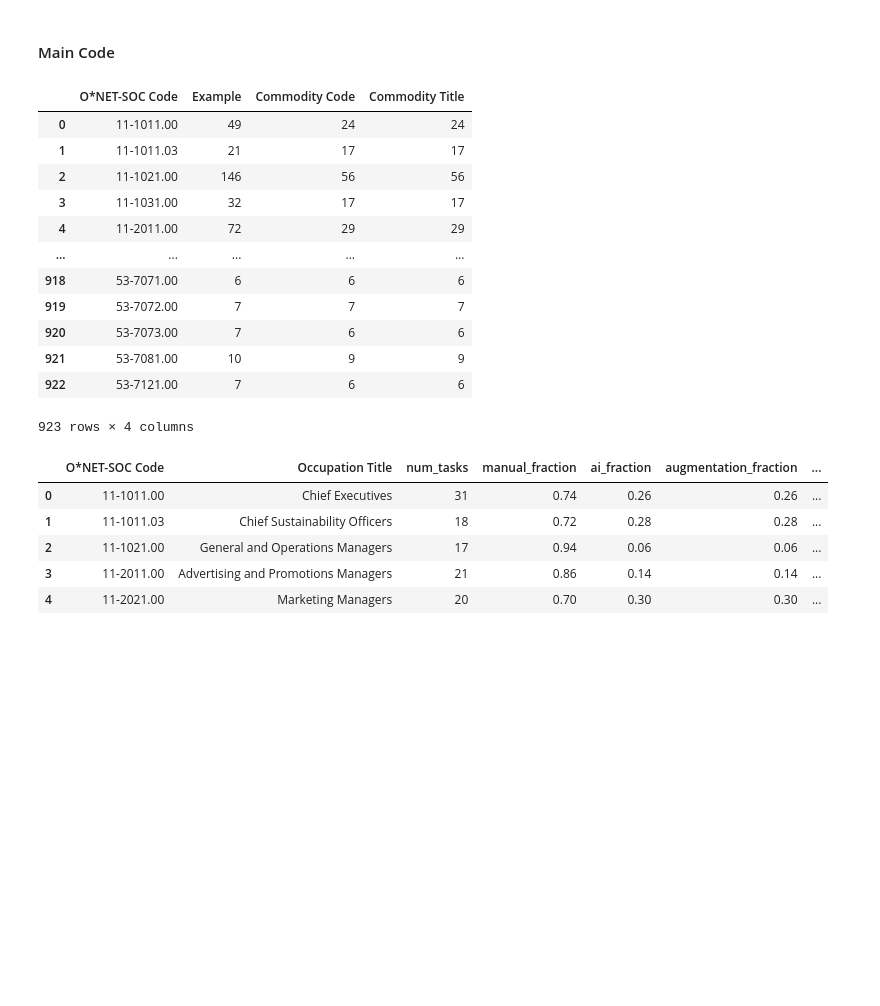
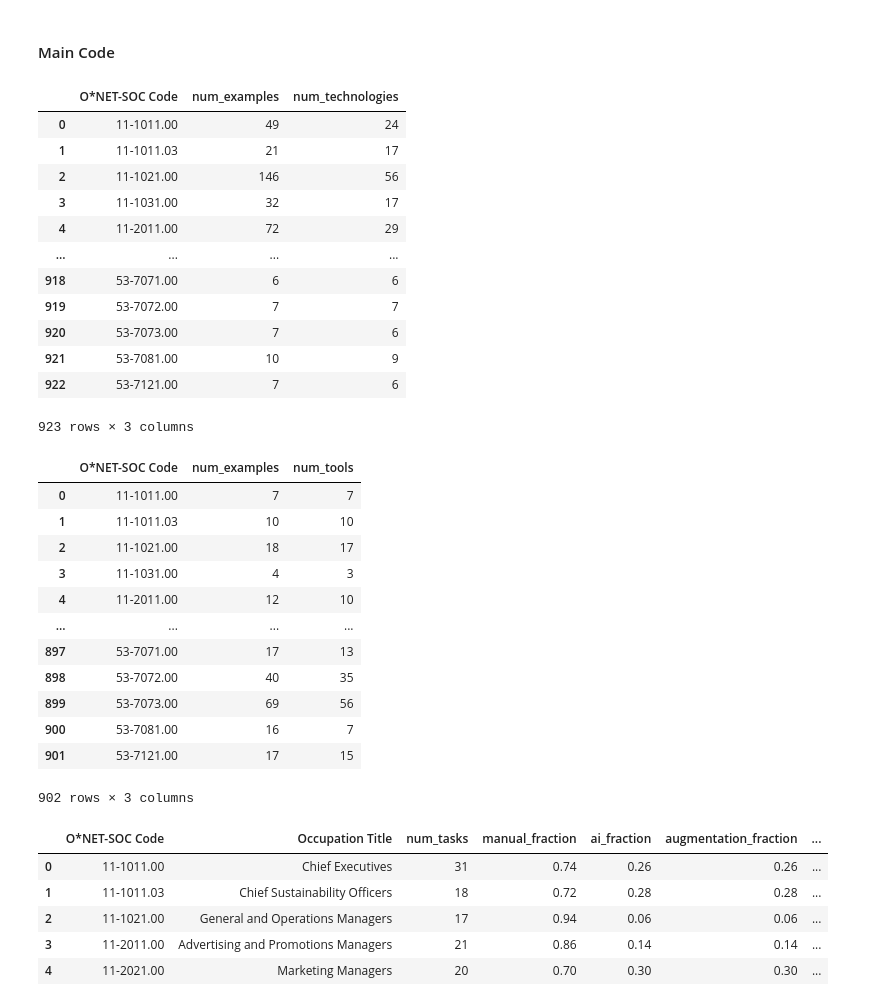
Before and after one commit to johnjosephhorton/rubin, a Jupyter notebook: agentic_ai/onet_numTechnologies.ipynb, the cells around one changed output. Drawn from its saved outputs; the diff is of its cells as text; code cells hidden in the pictures; blank space fills up the shorter version.

```diff
--- a/agentic_ai/onet_numTechnologies.ipynb
+++ b/agentic_ai/onet_numTechnologies.ipynb
@@ -61,31 +61,52 @@ for path in [output_data_path, output_plot_path]:
 #### Main Code
 # %%
 technology_df = pd.read_csv(f'{input_data_path}/db_27_3_text/Technology Skills.txt', sep='\t')
+tools_df = pd.read_csv(f'{input_data_path}/db_27_3_text/Tools Used.txt', sep='\t')
 
 # Count number of unique "Example", "Commodity Code", and "Commodity Title" per O*NET-SOC Code
 num_technologies_per_occ = technology_df.groupby('O*NET-SOC Code').agg({
     'Example': 'nunique',
     'Commodity Code': 'nunique'
 }).reset_index()
-num_technologies_per_occ.columns = ['O*NET-SOC Code', 'num_examples', 'num_commodities']
+num_technologies_per_occ.columns = ['O*NET-SOC Code', 'num_examples', 'num_technologies']
+
+num_tools_per_occ = tools_df.groupby('O*NET-SOC Code').agg({
+    'Example': 'nunique',
+    'Commodity Code': 'nunique'
+}).reset_index()
+num_tools_per_occ.columns = ['O*NET-SOC Code', 'num_examples', 'num_tools']
 
 
 display(num_technologies_per_occ)
+display(num_tools_per_occ)
 # Should work with "Commodity Code" and "Commodity Title"
 # %% [output]
-|  | O*NET-SOC Code | Example | Commodity Code | Commodity Title |
-| 0 | 11-1011.00 | 49 | 24 | 24 |
-| 1 | 11-1011.03 | 21 | 17 | 17 |
-| 2 | 11-1021.00 | 146 | 56 | 56 |
-| 3 | 11-1031.00 | 32 | 17 | 17 |
-| 4 | 11-2011.00 | 72 | 29 | 29 |
-| ... | ... | ... | ... | ... |
-| 918 | 53-7071.00 | 6 | 6 | 6 |
-| 919 | 53-7072.00 | 7 | 7 | 7 |
-| 920 | 53-7073.00 | 7 | 6 | 6 |
-| 921 | 53-7081.00 | 10 | 9 | 9 |
-| 922 | 53-7121.00 | 7 | 6 | 6 |
+|  | O*NET-SOC Code | num_examples | num_technologies |
+| 0 | 11-1011.00 | 49 | 24 |
+| 1 | 11-1011.03 | 21 | 17 |
+| 2 | 11-1021.00 | 146 | 56 |
+| 3 | 11-1031.00 | 32 | 17 |
+| 4 | 11-2011.00 | 72 | 29 |
+| ... | ... | ... | ... |
+| 918 | 53-7071.00 | 6 | 6 |
+| 919 | 53-7072.00 | 7 | 7 |
+| 920 | 53-7073.00 | 7 | 6 |
+| 921 | 53-7081.00 | 10 | 9 |
+| 922 | 53-7121.00 | 7 | 6 |
-923 rows × 4 columns
+923 rows × 3 columns
+|  | O*NET-SOC Code | num_examples | num_tools |
+| 0 | 11-1011.00 | 7 | 7 |
+| 1 | 11-1011.03 | 10 | 10 |
+| 2 | 11-1021.00 | 18 | 17 |
+| 3 | 11-1031.00 | 4 | 3 |
+| 4 | 11-2011.00 | 12 | 10 |
+| ... | ... | ... | ... |
+| 897 | 53-7071.00 | 17 | 13 |
+| 898 | 53-7072.00 | 40 | 35 |
+| 899 | 53-7073.00 | 69 | 56 |
+| 900 | 53-7081.00 | 16 | 7 |
+| 901 | 53-7121.00 | 17 | 15 |
+902 rows × 3 columns
 # %%
 # Read occupation-level data
 occupation_df = pd.read_csv(f'{input_data_path}/computed_objects/fragmentationIndex/occupation_analysis_with_fragmentationIndex.csv')
```
Also changed, not shown: parts of 1 cell of this notebook.
